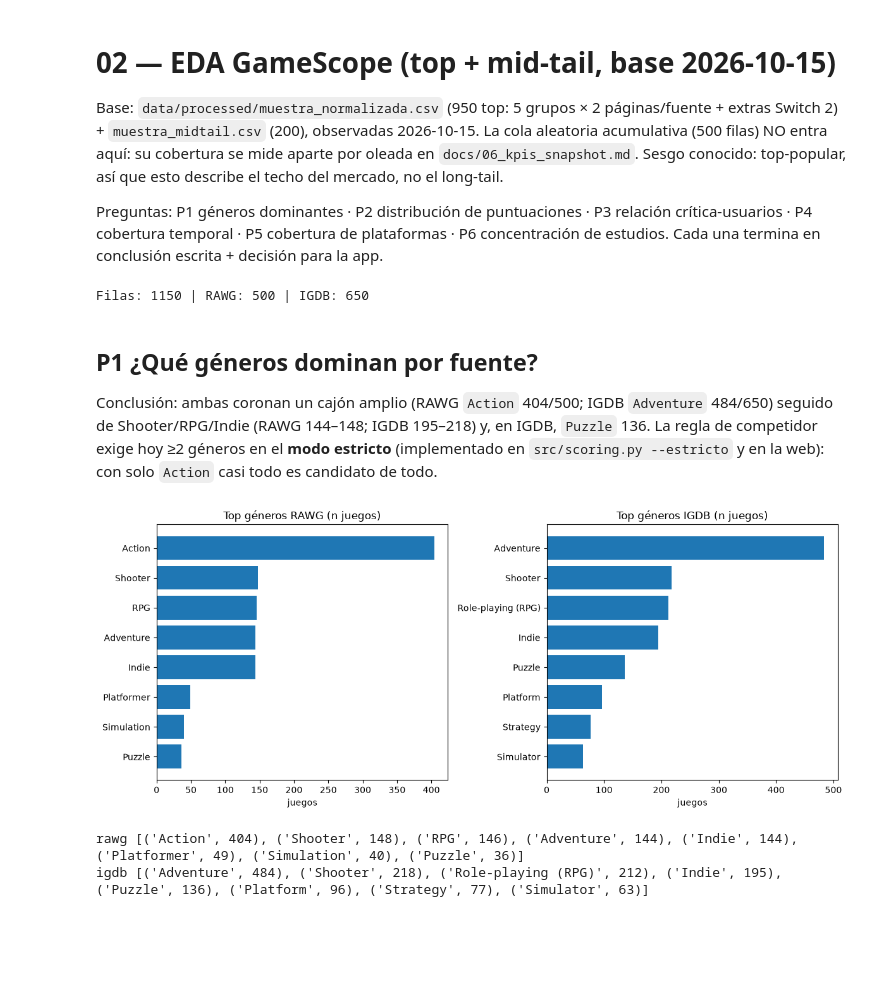
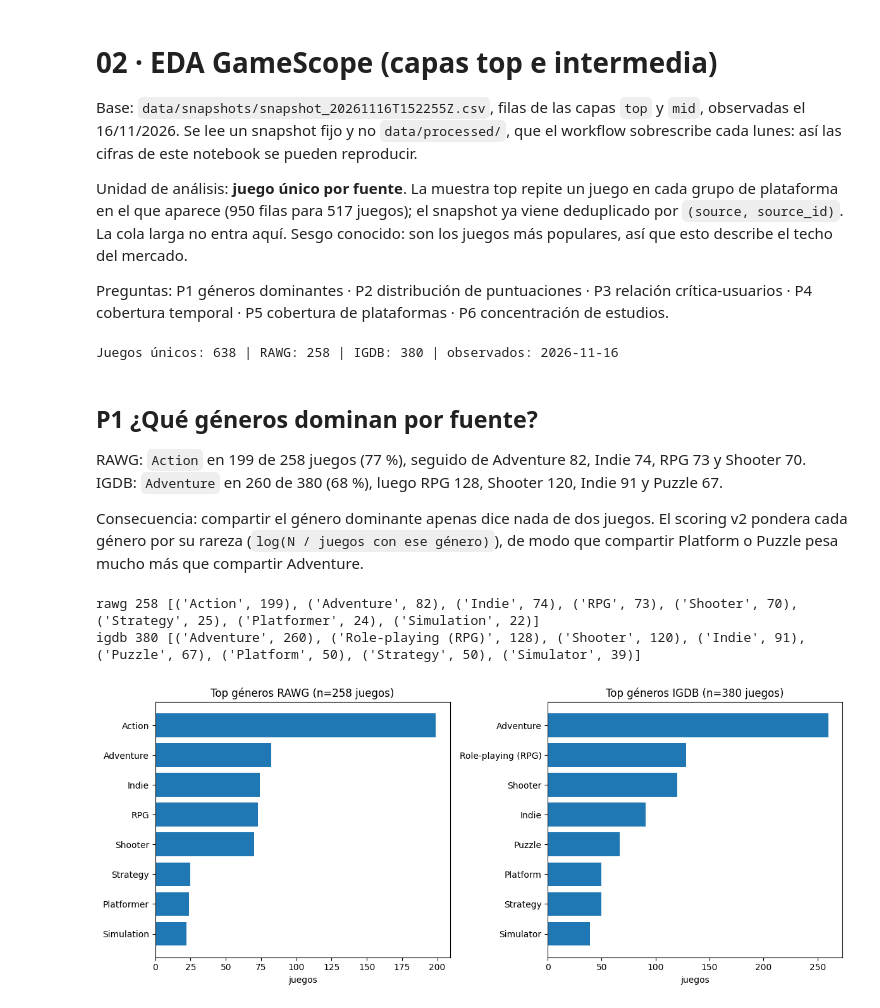
Before and after one commit to alvarodc093-pixel/GameScope, a Jupyter notebook: notebooks/02_eda.ipynb, the cells around one changed output. Saved outputs shown, nothing was run; the diff lists cells and outputs as text; code cells hidden in the pictures; blank space fills up the shorter version.

```diff
--- a/notebooks/02_eda.ipynb
+++ b/notebooks/02_eda.ipynb
@@ -1,60 +1,57 @@
 # %% [markdown]
-# 02 — EDA GameScope (top + mid-tail, base 2026-10-15)
+# 02 · EDA GameScope (capas top e intermedia)
 
-Base: `data/processed/muestra_normalizada.csv` (950 top: 5 grupos × 2 páginas/fuente + extras Switch 2) + `muestra_midtail.csv` (200), observadas 2026-10-15. La cola aleatoria acumulativa (500 filas) NO entra aquí: su cobertura se mide aparte por oleada en `docs/06_kpis_snapshot.md`. Sesgo conocido: top-popular, así que esto describe el techo del mercado, no el long-tail.
+Base: `data/snapshots/snapshot_20261116T152255Z.csv`, filas de las capas `top` y `mid`, observadas el 16/11/2026. Se lee un snapshot fijo y no `data/processed/`, que el workflow sobrescribe cada lunes: así las cifras de este notebook se pueden reproducir.
 
-Preguntas: P1 géneros dominantes · P2 distribución de puntuaciones · P3 relación crítica-usuarios · P4 cobertura temporal · P5 cobertura de plataformas · P6 concentración de estudios. Cada una termina en conclusión escrita + decisión para la app.
+Unidad de análisis: **juego único por fuente**. La muestra top repite un juego en cada grupo de plataforma en el que aparece (950 filas para 517 juegos); el snapshot ya viene deduplicado por `(source, source_id)`. La cola larga no entra aquí. Sesgo conocido: son los juegos más populares, así que esto describe el techo del mercado.
+
+Preguntas: P1 géneros dominantes · P2 distribución de puntuaciones · P3 relación crítica-usuarios · P4 cobertura temporal · P5 cobertura de plataformas · P6 concentración de estudios.
 # %%
-import csv
+import statistics
+import sys
 from collections import Counter
 from pathlib import Path
 
 import matplotlib.pyplot as plt
 
-ROOT = Path("..")
-rows = []
-for fn in ("muestra_normalizada.csv", "muestra_midtail.csv"):
-    rows += list(csv.DictReader((ROOT / "data" / "processed" / fn).open(encoding="utf-8")))
+ROOT = Path("..").resolve()
+sys.path.insert(0, str(ROOT))
+from src import datos
 
-def num(v):
-    try:
-        return float(v) if v not in (None, "", "None") else None
-    except ValueError:
-        return None
+# Snapshot fijo: los CSV de data/processed/ se sobrescriben cada semana; los snapshots no.
+SNAPSHOT = ROOT / "data" / "snapshots" / "snapshot_20261116T152255Z.csv"
+rows = [r for r in datos.cargar_csv(SNAPSHOT) if r["oleada"] in ("top", "mid")]
 
-print("Filas:", len(rows), "| RAWG:", sum(1 for r in rows if r["source"] == "rawg"),
-      "| IGDB:", sum(1 for r in rows if r["source"] == "igdb"))
+# El snapshot ya está deduplicado por (source, source_id): un juego multiplataforma
+# aparece una vez aunque saliera en varios grupos de muestreo.
+assert len({(r["source"], r["source_id"]) for r in rows}) == len(rows)
+
+num = datos.numero
+obs = sorted({r["observed_at"][:10] for r in rows})
+print("Juegos únicos:", len(rows), "| RAWG:", sum(1 for r in rows if r["source"] == "rawg"),
+      "| IGDB:", sum(1 for r in rows if r["source"] == "igdb"), "| observados:", ", ".join(obs))
 # %% [output]
-Filas: 1150 | RAWG: 500 | IGDB: 650
+Juegos únicos: 638 | RAWG: 258 | IGDB: 380 | observados: 2026-11-16
 # %% [markdown]
 ## P1 ¿Qué géneros dominan por fuente?
 
-Conclusión: ambas coronan un cajón amplio (RAWG `Action` 404/500; IGDB `Adventure` 484/650) seguido de Shooter/RPG/Indie (RAWG 144–148; IGDB 195–218) y, en IGDB, `Puzzle` 136. La regla de competidor exige hoy ≥2 géneros en el **modo estricto** (implementado en `src/scoring.py --estricto` y en la web): con solo `Action` casi todo es candidato de todo.
+RAWG: `Action` en 199 de 258 juegos (77 %), seguido de Adventure 82, Indie 74, RPG 73 y Shooter 70. IGDB: `Adventure` en 260 de 380 (68 %), luego RPG 128, Shooter 120, Indie 91 y Puzzle 67.
+
+Consecuencia: compartir el género dominante apenas dice nada de dos juegos. El scoring v2 pondera cada género por su rareza (`log(N / juegos con ese género)`), de modo que compartir Platform o Puzzle pesa mucho más que compartir Adventure.
 # %%
 fig, axes = plt.subplots(1, 2, figsize=(12, 5), sharex=False)
 for ax, src in zip(axes, ("rawg", "igdb")):
-    c = Counter()
-    for r in rows:
-        if r["source"] == src:
-            for x in (r["genre_names"] or "").split("|"):
-                if x.strip():
-                    c[x.strip()] += 1
+    sub = [r for r in rows if r["source"] == src]
+    c = Counter(g for r in sub for g in datos.lista_de(r["genre_names"]))
     top = c.most_common(8)[::-1]
     ax.barh([k for k, _ in top], [v for _, v in top])
-    ax.set_title(f"Top géneros {src.upper()} (n juegos)")
+    ax.set_title(f"Top géneros {src.upper()} (n={len(sub)} juegos)")
     ax.set_xlabel("juegos")
+    print(src, len(sub), c.most_common(8))
 plt.tight_layout()
 plt.show()
-for src in ('rawg', 'igdb'):
-    c = Counter()
-    for r in rows:
-        if r['source'] == src:
-            for x in (r['genre_names'] or '').split('|'):
-                if x.strip():
-                    c[x.strip()] += 1
-    print(src, c.most_common(8))
 # %% [output]
+rawg 258 [('Action', 199), ('Adventure', 82), ('Indie', 74), ('RPG', 73), ('Shooter', 70), ('Strategy', 25), ('Platformer', 24), ('Simulation', 22)]
+igdb 380 [('Adventure', 260), ('Role-playing (RPG)', 128), ('Shooter', 120), ('Indie', 91), ('Puzzle', 67), ('Platform', 50), ('Strategy', 50), ('Simulator', 39)]
-[figure, old version]
+[figure, new version]
-rawg [('Action', 404), ('Shooter', 148), ('RPG', 146), ('Adventure', 144), ('Indie', 144), ('Platformer', 49), ('Simulation', 40), ('Puzzle', 36)]
-igdb [('Adventure', 484), ('Shooter', 218), ('Role-playing (RPG)', 212), ('Indie', 195), ('Puzzle', 136), ('Platform', 96), ('Strategy', 77), ('Simulator', 63)]
 # %% [markdown]
```
Also changed, not shown: parts of 11 cells of this notebook.
